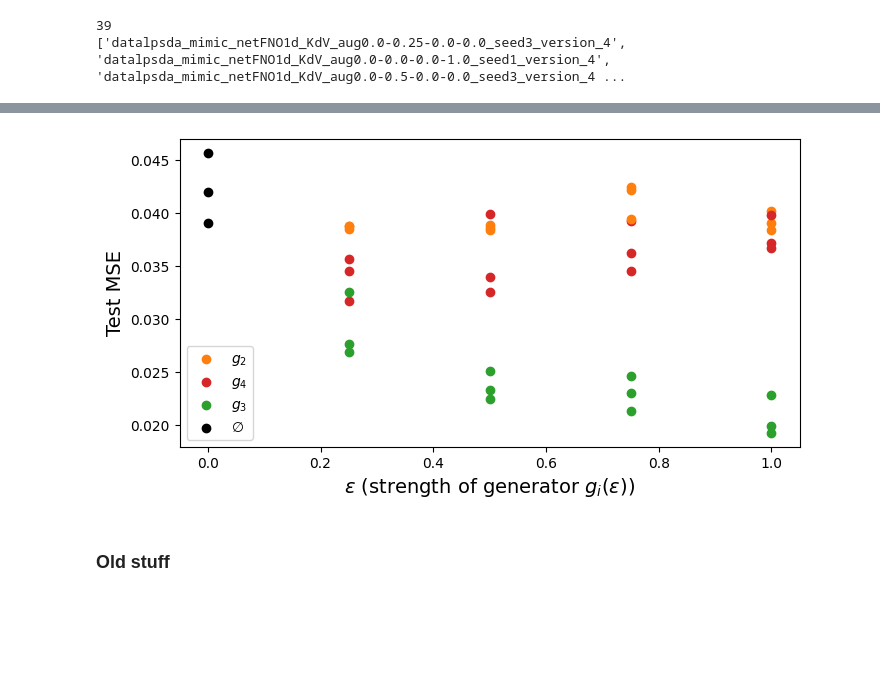
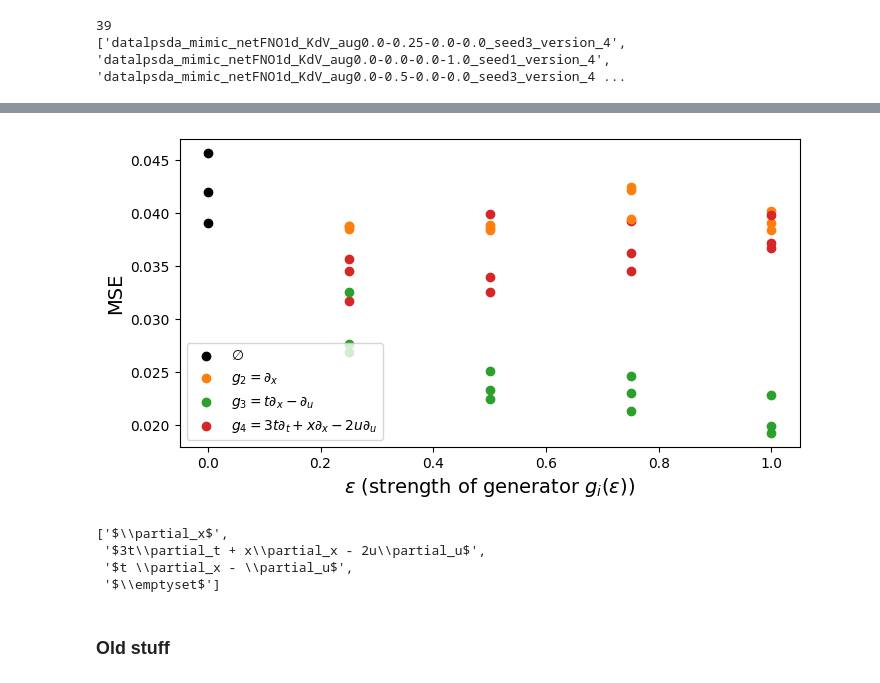
Before and after one commit to elidub/SymPDE, a Jupyter notebook: notebooks/analysis_tensorboard_epsnogrid.ipynb, the cells around one changed output, grey strips where cells are left out. Cells and saved outputs as stored; diff of their text form; code cells hidden in the pictures; blank space fills up the shorter version.

```diff
--- a/notebooks/analysis_tensorboard_epsnogrid.ipynb
+++ b/notebooks/analysis_tensorboard_epsnogrid.ipynb
@@ -56,3 +82,6 @@ for version, version_dict in data.items():
 # %%
 gens = np.unique(np.array([v['gen_idx'] for v in data.values()]))
 gen_dict = { gen : rf'$g_{gen}$' if gen != 0 else r'$\emptyset$' for gen in gens  }
+gen_dict2 = { 1 : r'$g_1 = \partial_t$', 2 : r'$g_2 = \partial_x$', 3 : r'$g_3 = t \partial_x - \partial_u$', 4 : r'$g_4 = 3t\partial_t + x\partial_x - 2u\partial_u$'}
+gen_dict.update(gen_dict2)
+gen_dict
@@ -59,36 +114,46 @@ gen_dict = { gen : rf'$g_{gen}$' if gen != 0 else r'$\emptyset$' for gen in gens
 # %%
 fig, axs = plt.subplots(1, 1, figsize=(8, 4))
 ax = axs
 
 color_dict = {gen : plt.cm.tab10(i) for i, gen in enumerate(gens)}
 color_dict[0] = 'black'
 
 
 labels = set()
 for k, v in data.items():
     loss = v['test_loss']
 
     if len(loss) == 0:
         continue
 
     label = gen_dict[v['gen_idx']]
     if label not in labels:
         labels.add(label)
     else:
         label = None
 
     if v['gen_idx'] == -1:
         ax.hlines(loss, 0, 1, color = color_dict[v['gen_idx']], linestyle = '--', label = label)
     else:
         ax.scatter(v['eps'], loss, color = color_dict[v['gen_idx']], label = label)
 
     ax.set_xlabel(r'$\epsilon$ (strength of generator $g_i(\varepsilon)$)', size = 14)
-    ax.set_ylabel('Test MSE', size = 14)
+    ax.set_ylabel('MSE', size = 14)
 
-ax.legend()
+handles, labels = plt.gca().get_legend_handles_labels()
+order = [3, 0, 2, 1]
+ax.legend([handles[idx] for idx in order],[labels[idx] for idx in order])
+# ax.legend()
 plt.show()
 # %% [output]
-[figure, old version]
+[figure, new version]
+# %%
+labels
+# %% [output]
+['$\\partial_x$',
+ '$3t\\partial_t + x\\partial_x - 2u\\partial_u$',
+ '$t \\partial_x - \\partial_u$',
+ '$\\emptyset$']
 # %% [markdown]
 ### Old stuff
 # %%
```
Also changed, not shown: parts of 4 cells of this notebook, 5 other files.
